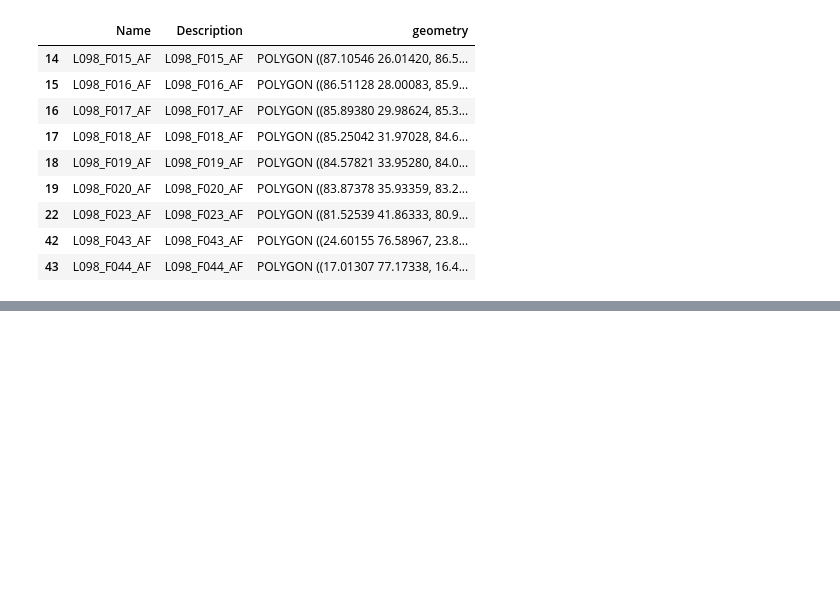
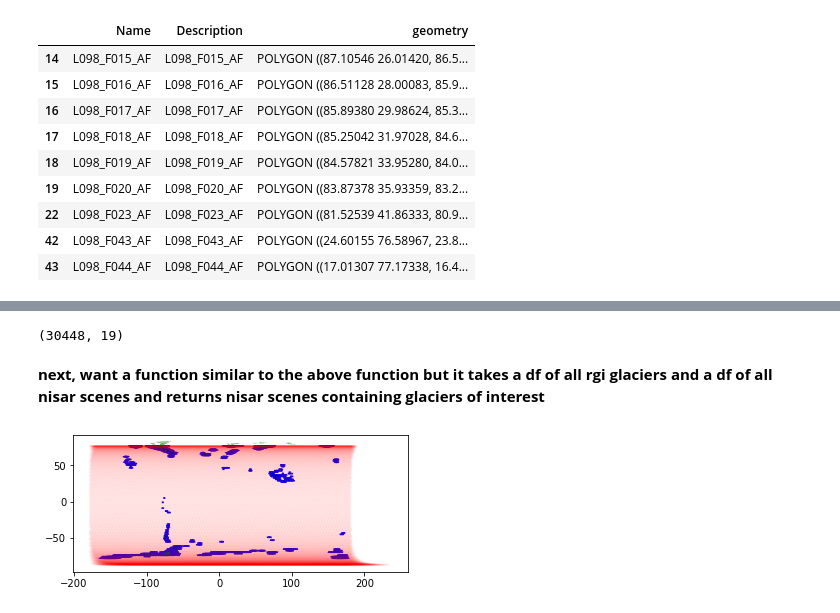
Before and after one commit to e-marshall/march22_glacier_velocity_work, a Jupyter notebook: select_nisar_scenes.ipynb, the cells around one changed output, grey strips where cells are left out. Drawn from its saved outputs; the diff is of its cells as text; code cells hidden in the pictures; blank space fills up the shorter version.

Commit message:
Add files via upload
same as previous nisar scene selection notebook but this version includes all nisar tracks rather than just 1

```diff
--- a/select_nisar_scenes.ipynb
+++ b/select_nisar_scenes.ipynb
@@ -94,0 +141,8 @@ nisar_df98
+# %%
+#now, make dict into a single df for all tracks
+nisar_df_full = pd.concat(list(nisar_frame_dict.values()), axis=0)
+nisar_df_full.shape
+# %% [output]
+(30448, 19)
+# %% [markdown]
+**next, want a function similar to the above function but it takes a df of all rgi glaciers and a df of all nisar scenes and returns nisar scenes containing glaciers of interest**
@@ -94,0 +170,30 @@ nisar_df98
+# %%
+def nisar_rgi_scene_seletion_alltracks(rgi_df, nisar_df):
+
+    #use spatial join to select nisar frames containing rgi glaciers
+    join_df = nisar_df.sjoin(rgi_df, how='inner')
+    #make list of frame names (theres a row for every glacier so there will be repeat rows wrt nisar frame id)
+    #print(join_df.columns)
+    nisar_frames_ls = join_df['Name_left'].to_list()
+    #find unique values in the list
+    nisar_frames_uni = list(set(nisar_frames_ls))
+    #print(nisar_frames_uni)
+
+    #now, want to go back to original nisar frame df and take only the rows with target glaciers
+    nisar_df_sub = nisar_df[nisar_df['Name'].isin(nisar_frames_uni)]
+
+    #plot to take a look
+    fig, ax = plt.subplots()
+    #plot selected nisar scenes
+    nisar_df_sub.plot(ax=ax, color='blue')
+    #plot all nisar scenes w/ low alpha
+    nisar_df.plot(ax=ax, color='red', alpha=0.05)
+    #plot glacier outlines
+    rgi_df.plot(ax=ax, color='green')
+
+    #return join_df
+    return nisar_df_sub
+# %%
+nisar_all_scenes_w_glaciers= nisar_rgi_scene_seletion_alltracks(rgi_df, nisar_df_full)
+# %% [output]
+[figure, added]
```
Also changed, not shown: parts of 11 cells of this notebook.
